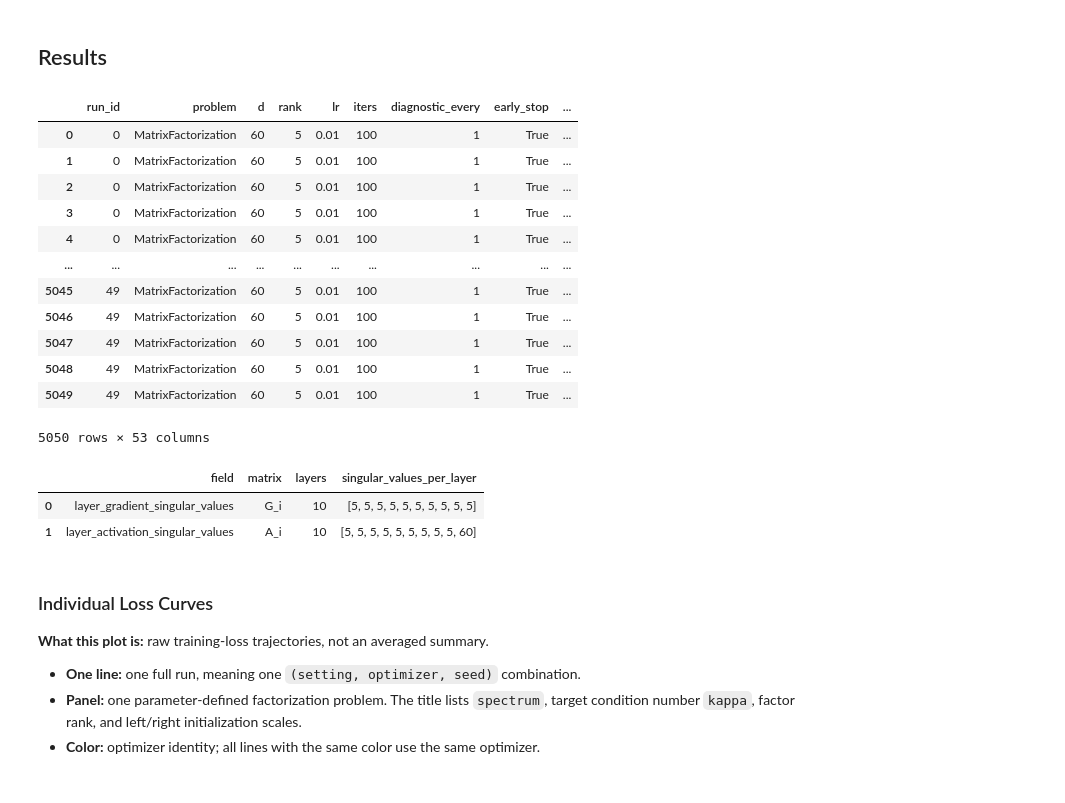
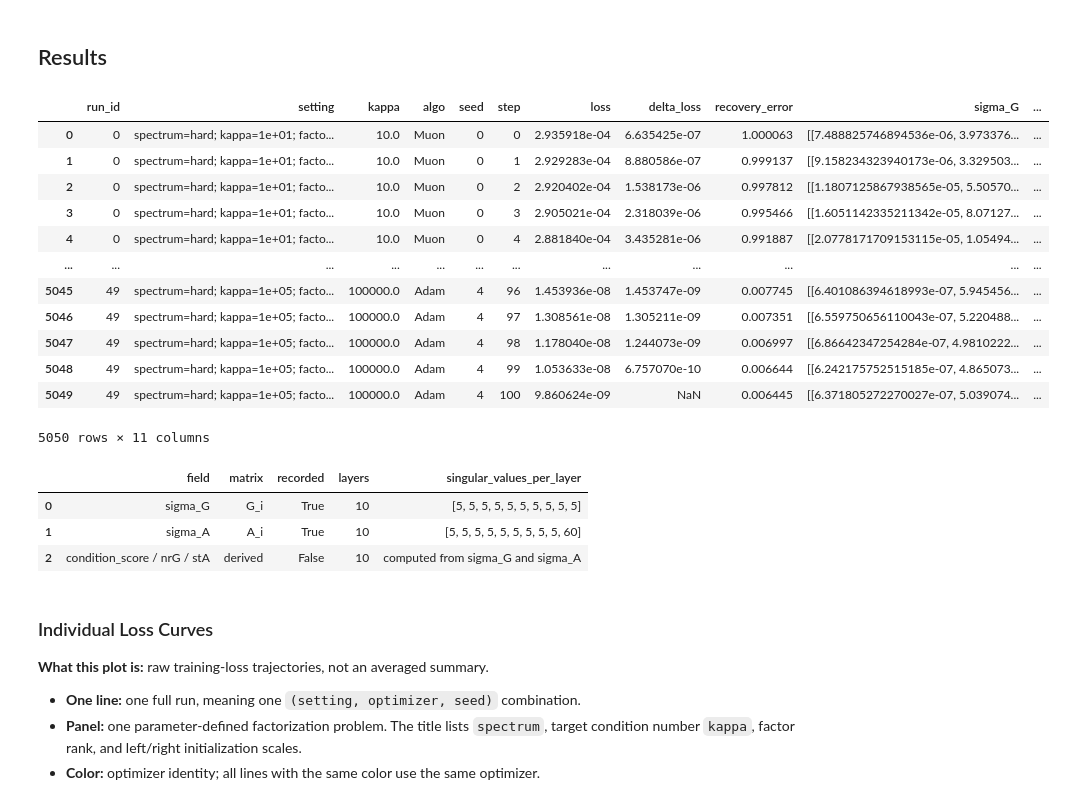
Before and after one commit to TianyangLiu-Work/muonexperiment, a Jupyter notebook: Notebooks/E11_paper_condition_diagnostics_torch.ipynb, the cells around one changed output. Drawn from its saved outputs; the diff is of its cells as text; code cells hidden in the pictures.

Commit message:
Minimize E11 condition diagnostics record

```diff
--- a/Notebooks/E11_paper_condition_diagnostics_torch.ipynb
+++ b/Notebooks/E11_paper_condition_diagnostics_torch.ipynb
@@ -425,44 +403,60 @@ def single_run(run):
 # %% [markdown]
 ## Results
 # %%
-runs = util.run_experiments(
+raw_runs = util.run_experiments(
     runs, single_run, num_workers=NUM_WORKERS, backend=JOBLIB_BACKEND,
     algo_order=ALGOS, sort_columns=("run_id", "step"), desc=NOTEBOOK_ID,
 )
-IPython.display.display(runs)
+runs = add_derived_condition_metrics(raw_runs)
 
-sample_singular_values = runs.iloc[0]
+raw_record_columns = [
+    "run_id", "setting", "kappa", "algo", "seed", "step",
+    "loss", "delta_loss", "recovery_error", "sigma_G", "sigma_A",
+]
+IPython.display.display(raw_runs[raw_record_columns])
+
+sample_singular_values = raw_runs.iloc[0]
 IPython.display.display(pd.DataFrame([
     {
-        "field": "layer_gradient_singular_values",
+        "field": "sigma_G",
         "matrix": "G_i",
-        "layers": len(sample_singular_values["layer_gradient_singular_values"]),
-        "singular_values_per_layer": [len(values) for values in sample_singular_values["layer_gradient_singular_values"]],
+        "recorded": True,
+        "layers": len(sample_singular_values["sigma_G"]),
+        "singular_values_per_layer": [len(values) for values in sample_singular_values["sigma_G"]],
     },
     {
-        "field": "layer_activation_singular_values",
+        "field": "sigma_A",
         "matrix": "A_i",
-        "layers": len(sample_singular_values["layer_activation_singular_values"]),
-        "singular_values_per_layer": [len(values) for values in sample_singular_values["layer_activation_singular_values"]],
+        "recorded": True,
+        "layers": len(sample_singular_values["sigma_A"]),
+        "singular_values_per_layer": [len(values) for values in sample_singular_values["sigma_A"]],
+    },
+    {
+        "field": "condition_score / nrG / stA",
+        "matrix": "derived",
+        "recorded": False,
+        "layers": len(sample_singular_values["sigma_G"]),
+        "singular_values_per_layer": "computed from sigma_G and sigma_A",
     },
 ]))
 # %% [output]
-|  | run_id | problem | d | rank | lr | iters | diagnostic_every | early_stop | ... |
-| 0 | 0 | MatrixFactorization | 60 | 5 | 0.01 | 100 | 1 | True | ... |
-| 1 | 0 | MatrixFactorization | 60 | 5 | 0.01 | 100 | 1 | True | ... |
-| 2 | 0 | MatrixFactorization | 60 | 5 | 0.01 | 100 | 1 | True | ... |
-| 3 | 0 | MatrixFactorization | 60 | 5 | 0.01 | 100 | 1 | True | ... |
-| 4 | 0 | MatrixFactorization | 60 | 5 | 0.01 | 100 | 1 | True | ... |
-| ... | ... | ... | ... | ... | ... | ... | ... | ... | ... |
-| 5045 | 49 | MatrixFactorization | 60 | 5 | 0.01 | 100 | 1 | True | ... |
-| 5046 | 49 | MatrixFactorization | 60 | 5 | 0.01 | 100 | 1 | True | ... |
-| 5047 | 49 | MatrixFactorization | 60 | 5 | 0.01 | 100 | 1 | True | ... |
-| 5048 | 49 | MatrixFactorization | 60 | 5 | 0.01 | 100 | 1 | True | ... |
-| 5049 | 49 | MatrixFactorization | 60 | 5 | 0.01 | 100 | 1 | True | ... |
+|  | run_id | setting | kappa | algo | seed | step | loss | delta_loss | recovery_error | sigma_G | ... |
+| 0 | 0 | spectrum=hard; kappa=1e+01; facto... | 10.0 | Muon | 0 | 0 | 2.935918e-04 | 6.635425e-07 | 1.000063 | [[7.488825746894536e-06, 3.973376... | ... |
+| 1 | 0 | spectrum=hard; kappa=1e+01; facto... | 10.0 | Muon | 0 | 1 | 2.929283e-04 | 8.880586e-07 | 0.999137 | [[9.158234323940173e-06, 3.329503... | ... |
+| 2 | 0 | spectrum=hard; kappa=1e+01; facto... | 10.0 | Muon | 0 | 2 | 2.920402e-04 | 1.538173e-06 | 0.997812 | [[1.1807125867938565e-05, 5.50570... | ... |
+| 3 | 0 | spectrum=hard; kappa=1e+01; facto... | 10.0 | Muon | 0 | 3 | 2.905021e-04 | 2.318039e-06 | 0.995466 | [[1.6051142335211342e-05, 8.07127... | ... |
+| 4 | 0 | spectrum=hard; kappa=1e+01; facto... | 10.0 | Muon | 0 | 4 | 2.881840e-04 | 3.435281e-06 | 0.991887 | [[2.0778171709153115e-05, 1.05494... | ... |
+| ... | ... | ... | ... | ... | ... | ... | ... | ... | ... | ... | ... |
+| 5045 | 49 | spectrum=hard; kappa=1e+05; facto... | 100000.0 | Adam | 4 | 96 | 1.453936e-08 | 1.453747e-09 | 0.007745 | [[6.401086394618993e-07, 5.945456... | ... |
+| 5046 | 49 | spectrum=hard; kappa=1e+05; facto... | 100000.0 | Adam | 4 | 97 | 1.308561e-08 | 1.305211e-09 | 0.007351 | [[6.559750656110043e-07, 5.220488... | ... |
+| 5047 | 49 | spectrum=hard; kappa=1e+05; facto... | 100000.0 | Adam | 4 | 98 | 1.178040e-08 | 1.244073e-09 | 0.006997 | [[6.86642347254284e-07, 4.9810222... | ... |
+| 5048 | 49 | spectrum=hard; kappa=1e+05; facto... | 100000.0 | Adam | 4 | 99 | 1.053633e-08 | 6.757070e-10 | 0.006644 | [[6.242175752515185e-07, 4.865073... | ... |
+| 5049 | 49 | spectrum=hard; kappa=1e+05; facto... | 100000.0 | Adam | 4 | 100 | 9.860624e-09 | NaN | 0.006445 | [[6.371805272270027e-07, 5.039074... | ... |
-5050 rows × 53 columns
+5050 rows × 11 columns
-|  | field | matrix | layers | singular_values_per_layer |
-| 0 | layer_gradient_singular_values | G_i | 10 | [5, 5, 5, 5, 5, 5, 5, 5, 5, 5] |
-| 1 | layer_activation_singular_values | A_i | 10 | [5, 5, 5, 5, 5, 5, 5, 5, 5, 60] |
+|  | field | matrix | recorded | layers | singular_values_per_layer |
+| 0 | sigma_G | G_i | True | 10 | [5, 5, 5, 5, 5, 5, 5, 5, 5, 5] |
+| 1 | sigma_A | A_i | True | 10 | [5, 5, 5, 5, 5, 5, 5, 5, 5, 60] |
+| 2 | condition_score / nrG / stA | derived | False | 10 | computed from sigma_G and sigma_A |
 # %% [markdown]
 ### Individual Loss Curves
 
```
Also changed, not shown: parts of 5 cells of this notebook.
